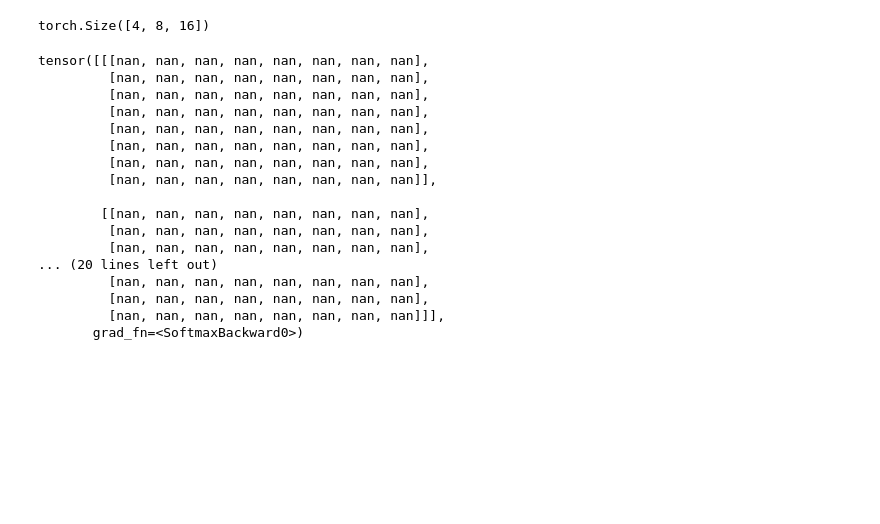
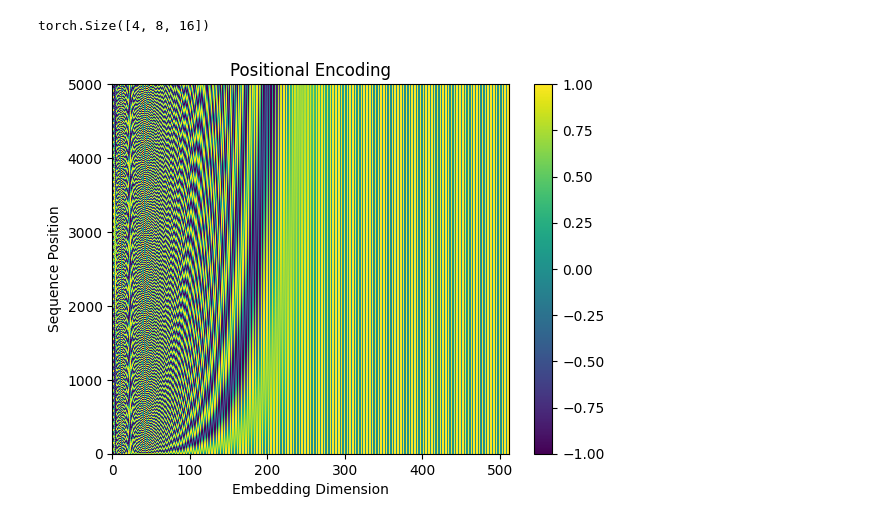
Before and after one commit to DonChuann/nn-lectures, a Jupyter notebook: build_nanogpt.ipynb, the cells around one changed output. Cells and saved outputs as stored; diff of their text form; code cells hidden in the pictures; blank space fills up the shorter version.

Commit message:
implementet sin, cosin positional embedding

```diff
--- a/build_nanogpt.ipynb
+++ b/build_nanogpt.ipynb
@@ -186,23 +186,42 @@ out = wei @ v
 out.shape
 # %% [output]
 torch.Size([4, 8, 16])
-# %%
-wei
-# %% [output]
-tensor([[[nan, nan, nan, nan, nan, nan, nan, nan],
-         [nan, nan, nan, nan, nan, nan, nan, nan],
-         [nan, nan, nan, nan, nan, nan, nan, nan],
-         [nan, nan, nan, nan, nan, nan, nan, nan],
-         [nan, nan, nan, nan, nan, nan, nan, nan],
-         [nan, nan, nan, nan, nan, nan, nan, nan],
-         [nan, nan, nan, nan, nan, nan, nan, nan],
-         [nan, nan, nan, nan, nan, nan, nan, nan]],
-
-        [[nan, nan, nan, nan, nan, nan, nan, nan],
-         [nan, nan, nan, nan, nan, nan, nan, nan],
-         [nan, nan, nan, nan, nan, nan, nan, nan],
-... (20 lines left out)
-         [nan, nan, nan, nan, nan, nan, nan, nan],
-         [nan, nan, nan, nan, nan, nan, nan, nan],
-         [nan, nan, nan, nan, nan, nan, nan, nan]]],
-       grad_fn=<SoftmaxBackward0>)
+# %%
+import numpy as np
+import matplotlib.pyplot as plt
+
+def get_positional_encoding(max_seq_len, d_model):
+    """
+    Compute positional encoding for a particular position.
+
+    Args:
+    max_seq_len: int, maximum length of the sequence.
+    d_model: int, depth of the model or embedding dimension.
+
+    Returns:
+    pos_encoding: numpy array, shape (max_seq_len, d_model), positional encoding.
+    """
+    pos_encoding = np.zeros((max_seq_len, d_model))
+    positions = np.arange(max_seq_len)[:, np.newaxis]
+    div_term = np.exp(-2 * np.arange(0., d_model, 2) * np.log(10000.0) / d_model)
+
+    pos_encoding[:, 0::2] = np.sin(positions * div_term)
+    pos_encoding[:, 1::2] = np.cos(positions * div_term)
+
+    return pos_encoding
+
+# Example Usage
+max_seq_len = 5000  # max length of sequence
+d_model = 512  # model depth / embedding dimension
+
+pos_encoding = get_positional_encoding(max_seq_len, d_model)
+
+# Optional: Visualization
+plt.pcolormesh(pos_encoding, cmap='viridis')
+plt.xlabel('Embedding Dimension')
+plt.ylabel('Sequence Position')
+plt.colorbar()
+plt.title('Positional Encoding')
+plt.show()
+# %% [output]
+[figure, added]
```
Also changed, not shown: 1 other file.
